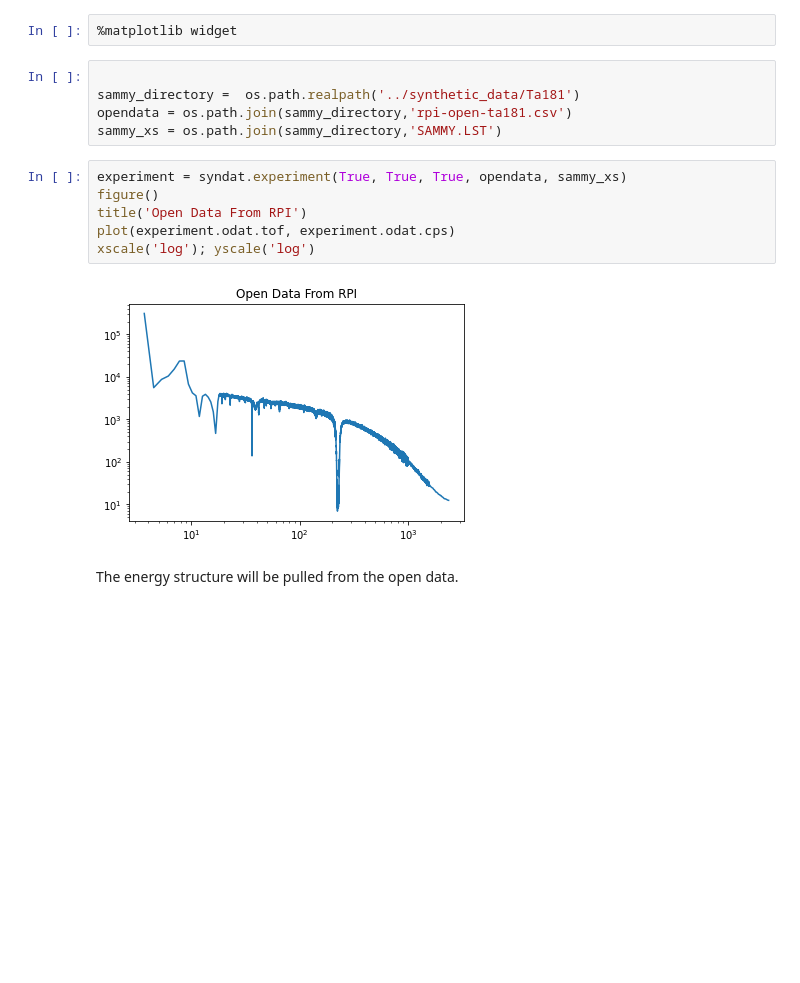
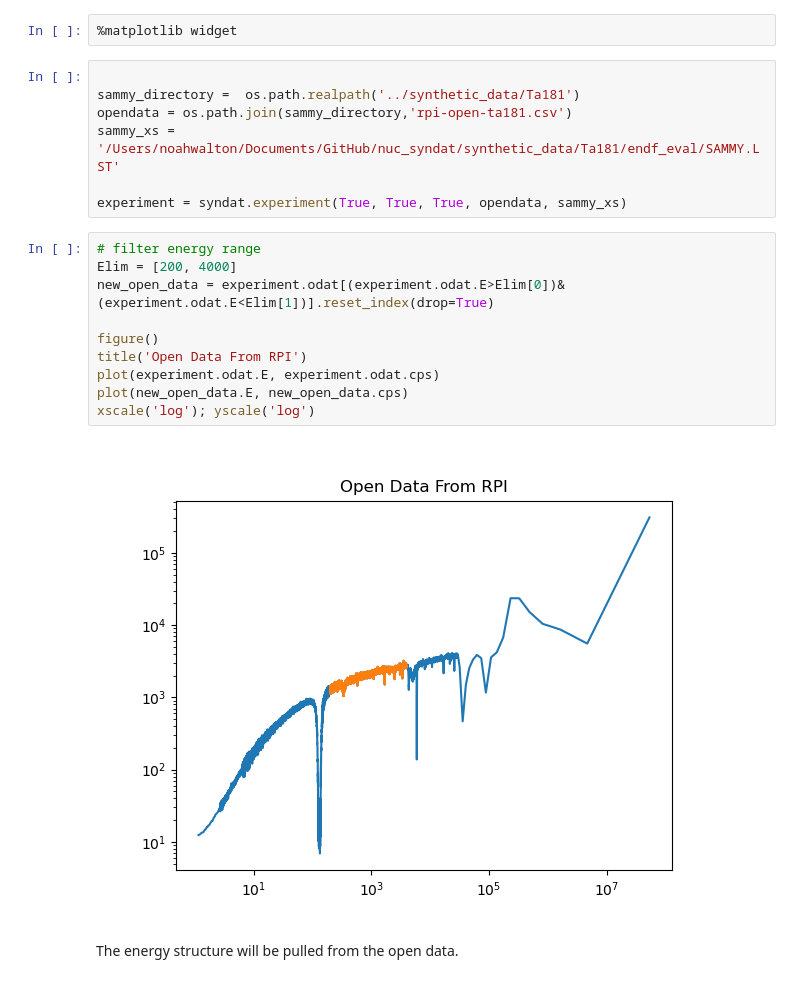
Before and after one commit to Naww137/Syndat, a Jupyter notebook: examples/make_constants.ipynb, the cells around one changed output. Saved outputs shown, nothing was run; the diff lists cells and outputs as text; blank space fills up the shorter version.

```diff
--- a/examples/make_constants.ipynb
+++ b/examples/make_constants.ipynb
@@ -19,14 +19,20 @@ Note below that if you are running jupyter notebook not in VSCode, the matplotli
 
 sammy_directory =  os.path.realpath('../synthetic_data/Ta181')
 opendata = os.path.join(sammy_directory,'rpi-open-ta181.csv')
-sammy_xs = os.path.join(sammy_directory,'SAMMY.LST')
+sammy_xs = '/Users/noahwalton/Documents/GitHub/nuc_syndat/synthetic_data/Ta181/endf_eval/SAMMY.LST'
+
+experiment = syndat.experiment(True, True, True, opendata, sammy_xs)
 # %%
-experiment = syndat.experiment(True, True, True, opendata, sammy_xs)
+# filter energy range
+Elim = [200, 4000]
+new_open_data = experiment.odat[(experiment.odat.E>Elim[0])&(experiment.odat.E<Elim[1])].reset_index(drop=True)
+
 figure()
 title('Open Data From RPI')
-plot(experiment.odat.tof, experiment.odat.cps)
+plot(experiment.odat.E, experiment.odat.cps)
+plot(new_open_data.E, new_open_data.cps)
 xscale('log'); yscale('log')
 # %% [output]
-[figure, old version]
+[figure, new version]
 # %% [markdown]
 The energy structure will be pulled from the open data.
```
Also changed, not shown: parts of 4 cells of this notebook, 2 other files.
